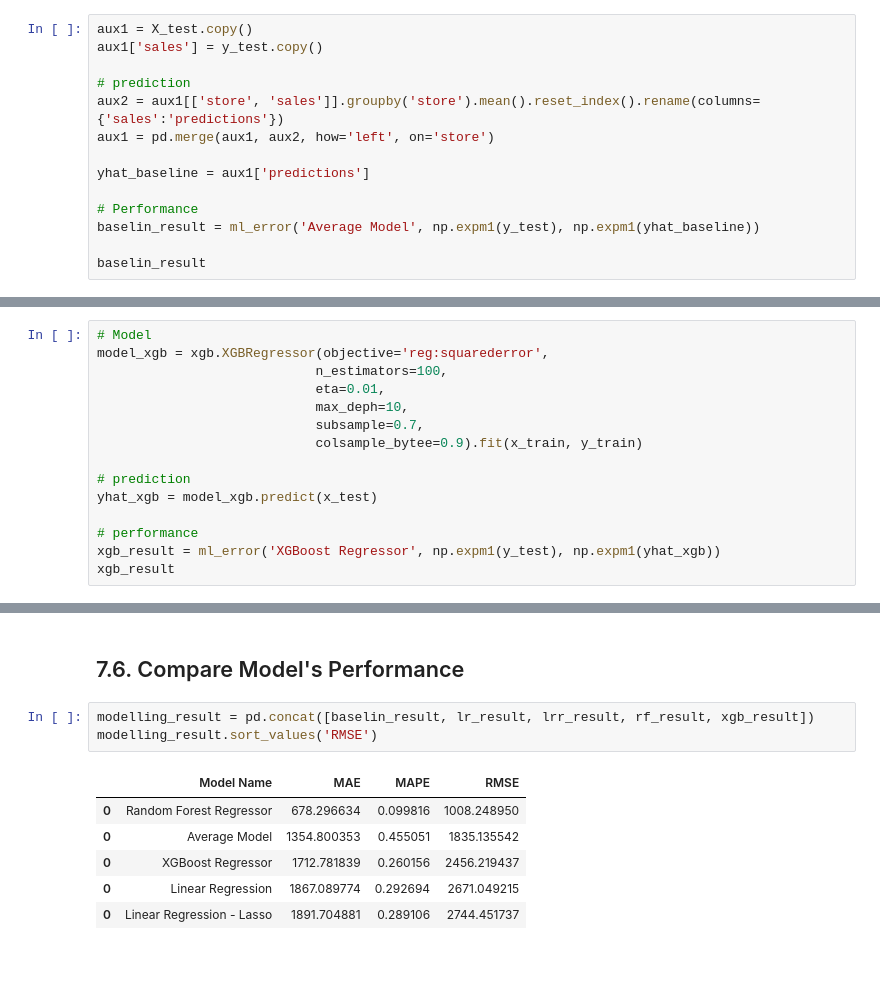
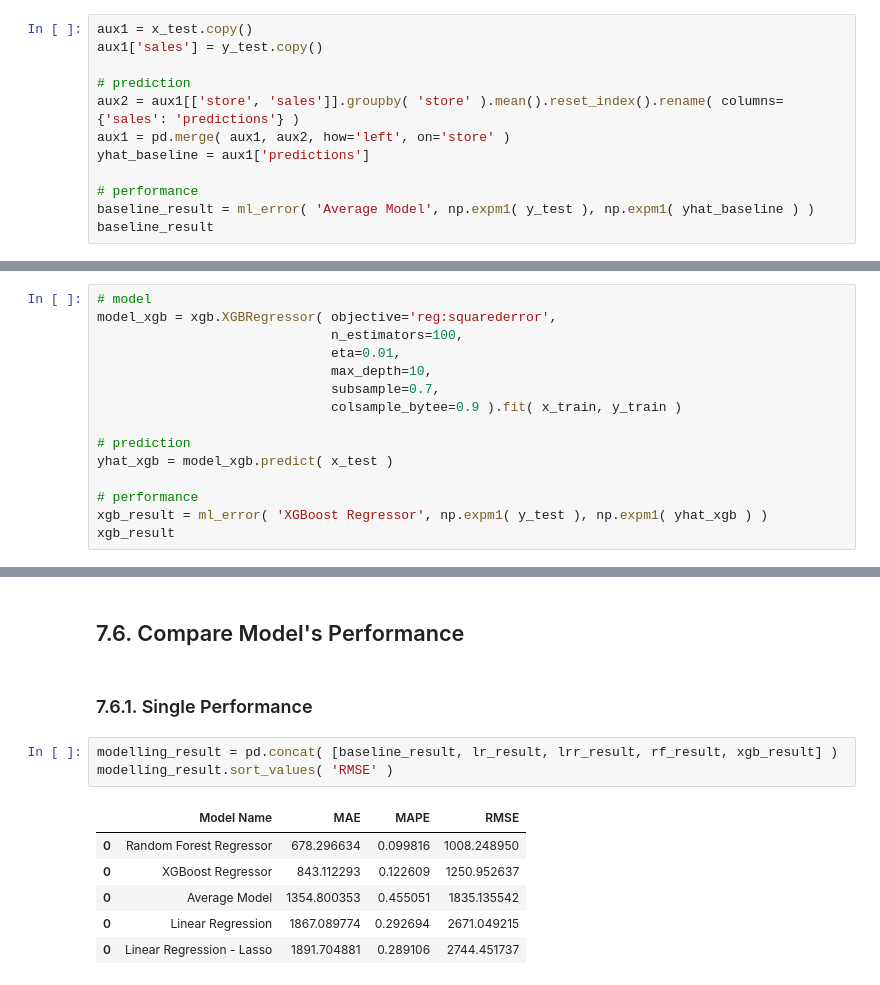
Before and after one commit to douglasaturnino/ds-em-producao, a Jupyter notebook: notebooks/m07_v01_store_sales_prediction.ipynb, the cells around one changed output, grey strips where cells are left out. Drawn from its saved outputs; the diff is of its cells as text.

Commit message:
update m07_v01_store_sales_prediction

```diff
--- a/notebooks/m07_v01_store_sales_prediction.ipynb
+++ b/notebooks/m07_v01_store_sales_prediction.ipynb
@@ -958,19 +963,17 @@ x_test = X_test[cols_selected_boruta]
 # %% [markdown]
 ## 7.1. Average Model
 # %%
-aux1 = X_test.copy()
+aux1 = x_test.copy()
 aux1['sales'] = y_test.copy()
 
 # prediction
-aux2 = aux1[['store', 'sales']].groupby('store').mean().reset_index().rename(columns={'sales':'predictions'})
-aux1 = pd.merge(aux1, aux2, how='left', on='store')
-
+aux2 = aux1[['store', 'sales']].groupby( 'store' ).mean().reset_index().rename( columns={'sales': 'predictions'} )
+aux1 = pd.merge( aux1, aux2, how='left', on='store' )
 yhat_baseline = aux1['predictions']
 
-# Performance
-baselin_result = ml_error('Average Model', np.expm1(y_test), np.expm1(yhat_baseline))
-
-baselin_result
+# performance
+baseline_result = ml_error( 'Average Model', np.expm1( y_test ), np.expm1( yhat_baseline ) )
+baseline_result
 # %% [output]
 |  | Model Name | MAE | MAPE | RMSE |
 | 0 | Average Model | 1354.800353 | 0.455051 | 1835.135542 |
@@ -1023,19 +1058,19 @@ rf_result
 # %% [markdown]
 ## 7.5. XGBoost Regressor
 # %%
-# Model
-model_xgb = xgb.XGBRegressor(objective='reg:squarederror',
-                            n_estimators=100,
-                            eta=0.01,
-                            max_deph=10,
-                            subsample=0.7,
-                            colsample_bytee=0.9).fit(x_train, y_train)
+# model
+model_xgb = xgb.XGBRegressor( objective='reg:squarederror',
+                              n_estimators=100,
+                              eta=0.01,
+                              max_depth=10,
+                              subsample=0.7,
+                              colsample_bytee=0.9 ).fit( x_train, y_train )
 
 # prediction
-yhat_xgb = model_xgb.predict(x_test)
+yhat_xgb = model_xgb.predict( x_test )
 
 # performance
-xgb_result = ml_error('XGBoost Regressor', np.expm1(y_test), np.expm1(yhat_xgb))
+xgb_result = ml_error( 'XGBoost Regressor', np.expm1( y_test ), np.expm1( yhat_xgb ) )
 xgb_result
 # %% [output]
 |  | Model Name | MAE | MAPE | RMSE |
@@ -1043,12 +1095,14 @@ xgb_result
 # %% [markdown]
 ## 7.6. Compare Model's Performance
+# %% [markdown]
+### 7.6.1. Single Performance
 # %%
-modelling_result = pd.concat([baselin_result, lr_result, lrr_result, rf_result, xgb_result])
-modelling_result.sort_values('RMSE')
+modelling_result = pd.concat( [baseline_result, lr_result, lrr_result, rf_result, xgb_result] )
+modelling_result.sort_values( 'RMSE' )
 # %% [output]
 |  | Model Name | MAE | MAPE | RMSE |
 | 0 | Random Forest Regressor | 678.296634 | 0.099816 | 1008.248950 |
+| 0 | XGBoost Regressor | 843.112293 | 0.122609 | 1250.952637 |
 | 0 | Average Model | 1354.800353 | 0.455051 | 1835.135542 |
-| 0 | XGBoost Regressor | 1712.781839 | 0.260156 | 2456.219437 |
 | 0 | Linear Regression | 1867.089774 | 0.292694 | 2671.049215 |
 | 0 | Linear Regression - Lasso | 1891.704881 | 0.289106 | 2744.451737 |
```
Also changed, not shown: parts of 35 cells of this notebook.
